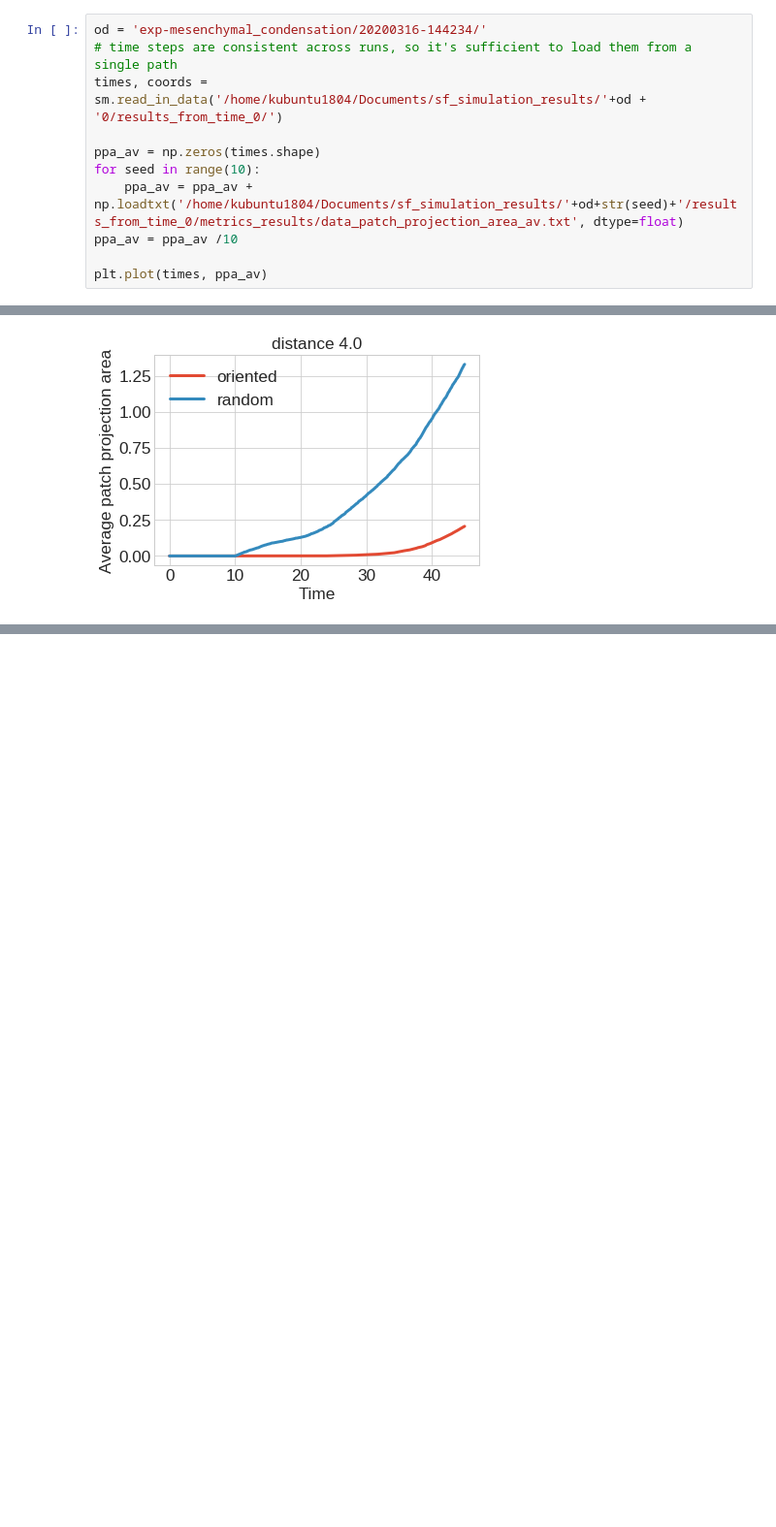
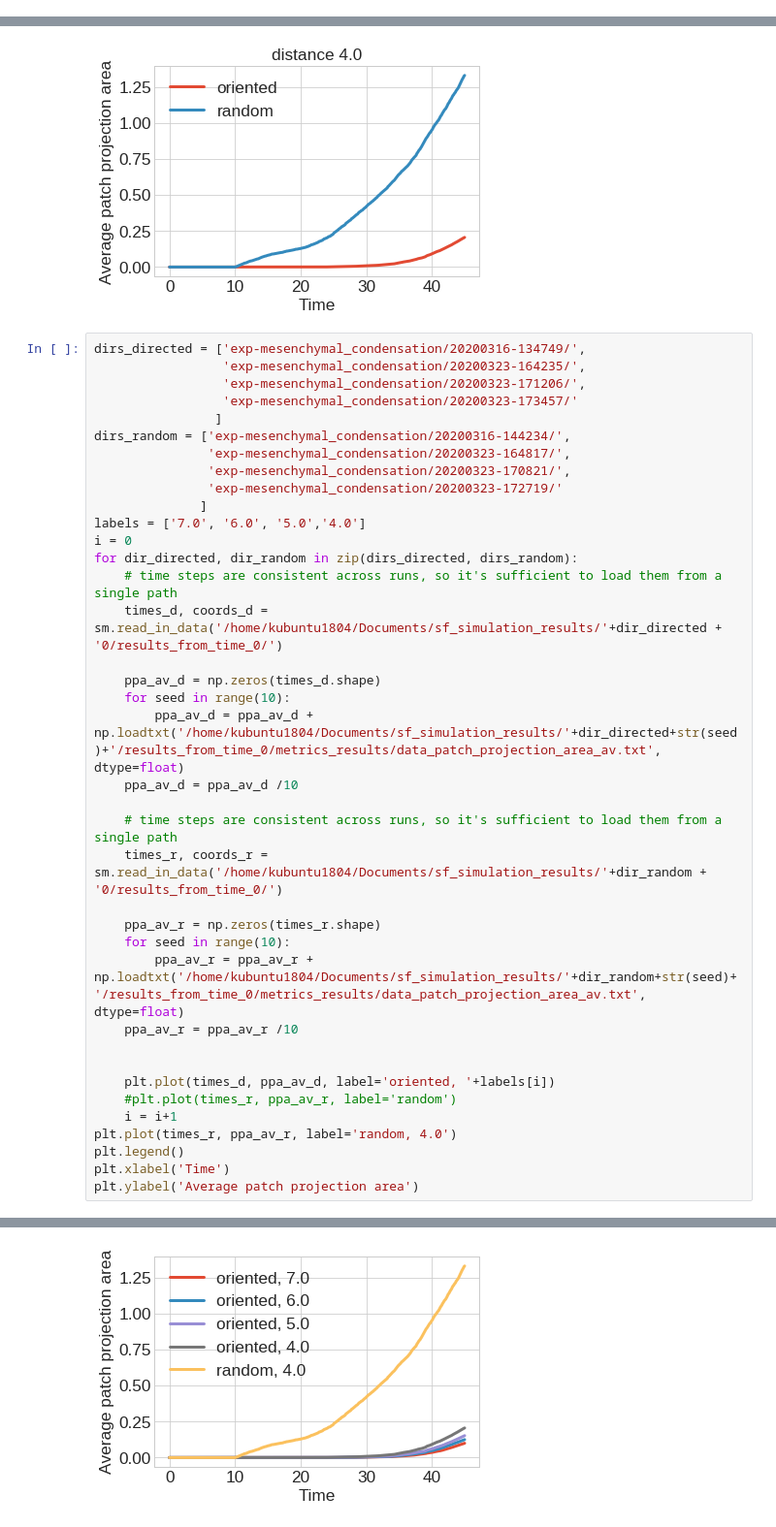
Before and after one commit to somathias/CartilageCBM, a Jupyter notebook: exp-mesenchymal_condensation.ipynb, the cells around one changed output, grey strips where cells are left out. Shown at 97% size. Drawn from its saved outputs; the diff is of its cells as text; blank space fills up the shorter version.

```diff
--- a/exp-mesenchymal_condensation.ipynb
+++ b/exp-mesenchymal_condensation.ipynb
@@ -78,11 +51,0 @@ plt.plot(times, ppa_av)
-# %%
-od = 'exp-mesenchymal_condensation/20200316-144234/'
-# time steps are consistent across runs, so it's sufficient to load them from a single path
-times, coords = sm.read_in_data('/home/kubuntu1804/Documents/sf_simulation_results/'+od + '0/results_from_time_0/')
-
-ppa_av = np.zeros(times.shape)
-for seed in range(10):
-    ppa_av = ppa_av + np.loadtxt('/home/kubuntu1804/Documents/sf_simulation_results/'+od+str(seed)+'/results_from_time_0/metrics_results/data_patch_projection_area_av.txt', dtype=float)
-ppa_av = ppa_av /10
-
-plt.plot(times, ppa_av)
@@ -211,3 +184,42 @@ plt.ylabel('Average patch projection area')
 # %% [output]
 Text(0,0.5,'Average patch projection area')
 [figure]
+# %%
+dirs_directed = ['exp-mesenchymal_condensation/20200316-134749/',
+                 'exp-mesenchymal_condensation/20200323-164235/',
+                 'exp-mesenchymal_condensation/20200323-171206/',
+                 'exp-mesenchymal_condensation/20200323-173457/'
+                ]
+dirs_random = ['exp-mesenchymal_condensation/20200316-144234/',
+               'exp-mesenchymal_condensation/20200323-164817/',
+               'exp-mesenchymal_condensation/20200323-170821/',
+               'exp-mesenchymal_condensation/20200323-172719/'
+              ]
+labels = ['7.0', '6.0', '5.0','4.0']
+i = 0
+for dir_directed, dir_random in zip(dirs_directed, dirs_random):
+    # time steps are consistent across runs, so it's sufficient to load them from a single path
+    times_d, coords_d = sm.read_in_data('/home/kubuntu1804/Documents/sf_simulation_results/'+dir_directed + '0/results_from_time_0/')
+
+    ppa_av_d = np.zeros(times_d.shape)
+    for seed in range(10):
+        ppa_av_d = ppa_av_d + np.loadtxt('/home/kubuntu1804/Documents/sf_simulation_results/'+dir_directed+str(seed)+'/results_from_time_0/metrics_results/data_patch_projection_area_av.txt', dtype=float)
+    ppa_av_d = ppa_av_d /10
+
+    # time steps are consistent across runs, so it's sufficient to load them from a single path
+    times_r, coords_r = sm.read_in_data('/home/kubuntu1804/Documents/sf_simulation_results/'+dir_random + '0/results_from_time_0/')
+
+    ppa_av_r = np.zeros(times_r.shape)
+    for seed in range(10):
+        ppa_av_r = ppa_av_r + np.loadtxt('/home/kubuntu1804/Documents/sf_simulation_results/'+dir_random+str(seed)+'/results_from_time_0/metrics_results/data_patch_projection_area_av.txt', dtype=float)
+    ppa_av_r = ppa_av_r /10
+
+
+    plt.plot(times_d, ppa_av_d, label='oriented, '+labels[i])
+    #plt.plot(times_r, ppa_av_r, label='random')
+    i = i+1
+plt.plot(times_r, ppa_av_r, label='random, 4.0')
+plt.legend()
+plt.xlabel('Time')
+plt.ylabel('Average patch projection area')
+# %% [output]
@@ -213,0 +227 @@ Text(0,0.5,'Average patch projection area')
+[figure, added]
```
Also changed, not shown: parts of 17 cells of this notebook.
